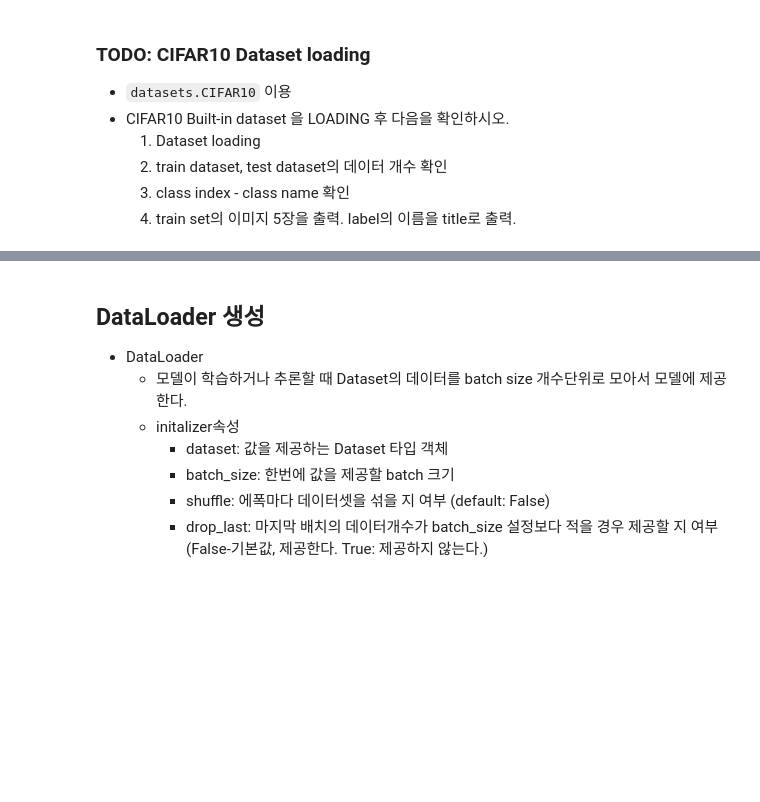
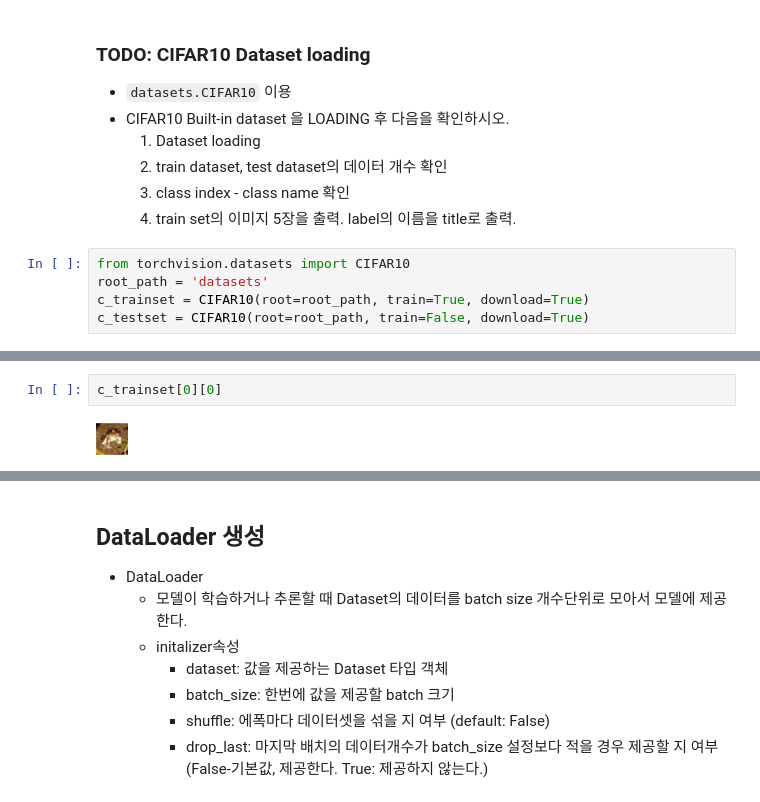
Before and after one commit to shinbat/skn21, a Jupyter notebook: 07_deeplearning_pytorch/06_Dataset과 DataLoader.ipynb, the cells around one changed output, grey strips where cells are left out. Saved outputs shown, nothing was run; the diff lists cells and outputs as text; blank space fills up the shorter version.

```diff
--- a/07_deeplearning_pytorch/06_Dataset과 DataLoader.ipynb
+++ b/07_deeplearning_pytorch/06_Dataset과 DataLoader.ipynb
@@ -124,3 +184,8 @@ mnist_trainset3
     1. train dataset, test dataset의 데이터 개수 확인
     1. class index - class name 확인
     1. train set의 이미지 5장을 출력. label의 이름을 title로 출력.
+# %%
+from torchvision.datasets import CIFAR10
+root_path = 'datasets'
+c_trainset = CIFAR10(root=root_path, train=True, download=True)
+c_testset = CIFAR10(root=root_path, train=False, download=True)
@@ -126,0 +230,4 @@ mnist_trainset3
+# %%
+c_trainset[0][0]
+# %% [output]
+[figure, added]
```
Also changed, not shown: parts of 70 cells of this notebook, 3 other files.
